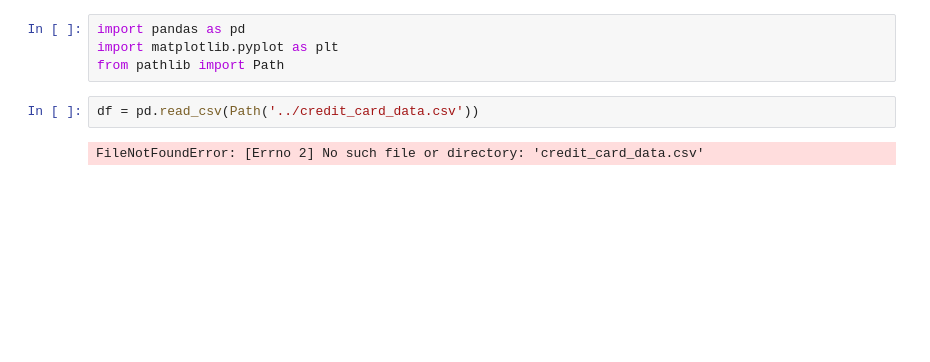
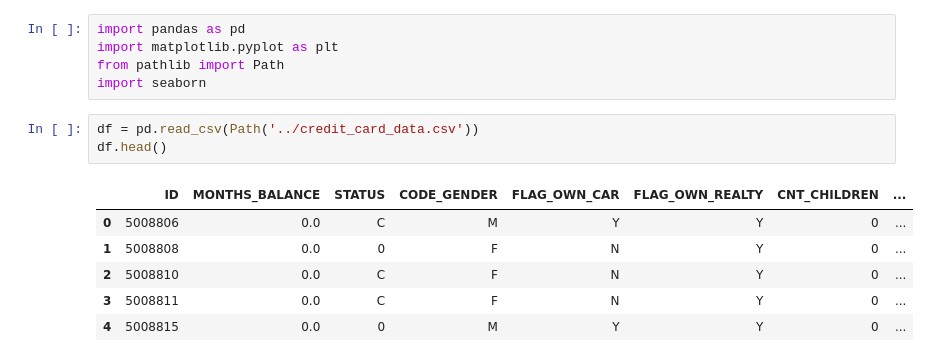
Before and after one commit to Ljubrich/Project-4-Group-1, a Jupyter notebook: Resources/feature_selection.ipynb, the cells around one changed output. Saved outputs shown, nothing was run; the diff lists cells and outputs as text; blank space fills up the shorter version.

```diff
--- a/Resources/feature_selection.ipynb
+++ b/Resources/feature_selection.ipynb
@@ -2,7 +2,14 @@
 import pandas as pd
 import matplotlib.pyplot as plt
 from pathlib import Path
+import seaborn
 # %%
 df = pd.read_csv(Path('../credit_card_data.csv'))
+df.head()
 # %% [output]
-FileNotFoundError: [Errno 2] No such file or directory: 'credit_card_data.csv'
+|  | ID | MONTHS_BALANCE | STATUS | CODE_GENDER | FLAG_OWN_CAR | FLAG_OWN_REALTY | CNT_CHILDREN | ... |
+| 0 | 5008806 | 0.0 | C | M | Y | Y | 0 | ... |
+| 1 | 5008808 | 0.0 | 0 | F | N | Y | 0 | ... |
+| 2 | 5008810 | 0.0 | C | F | N | Y | 0 | ... |
+| 3 | 5008811 | 0.0 | C | F | N | Y | 0 | ... |
+| 4 | 5008815 | 0.0 | 0 | M | Y | Y | 0 | ... |
```
Also changed, not shown: parts of 5 cells of this notebook, 6 other files.
